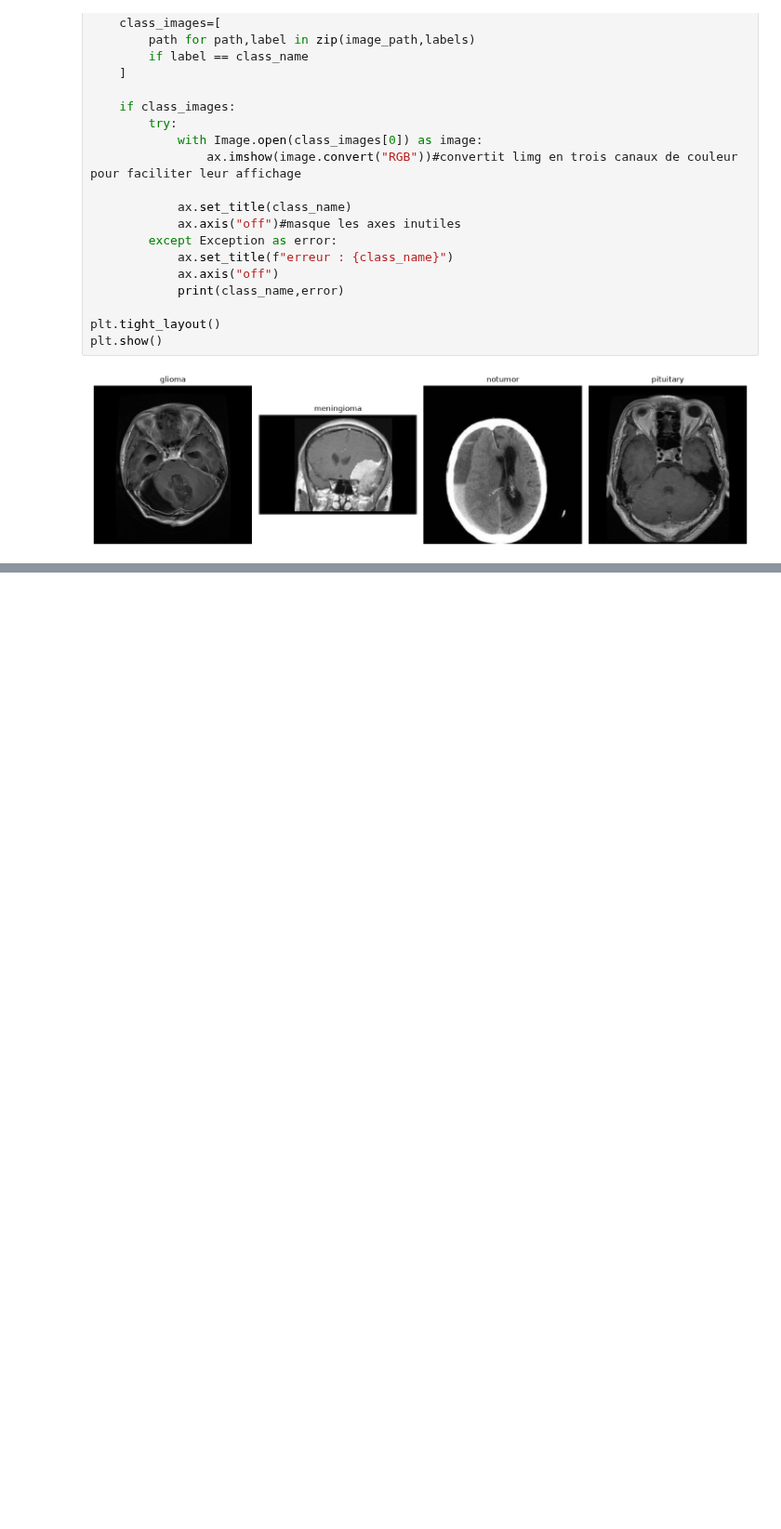
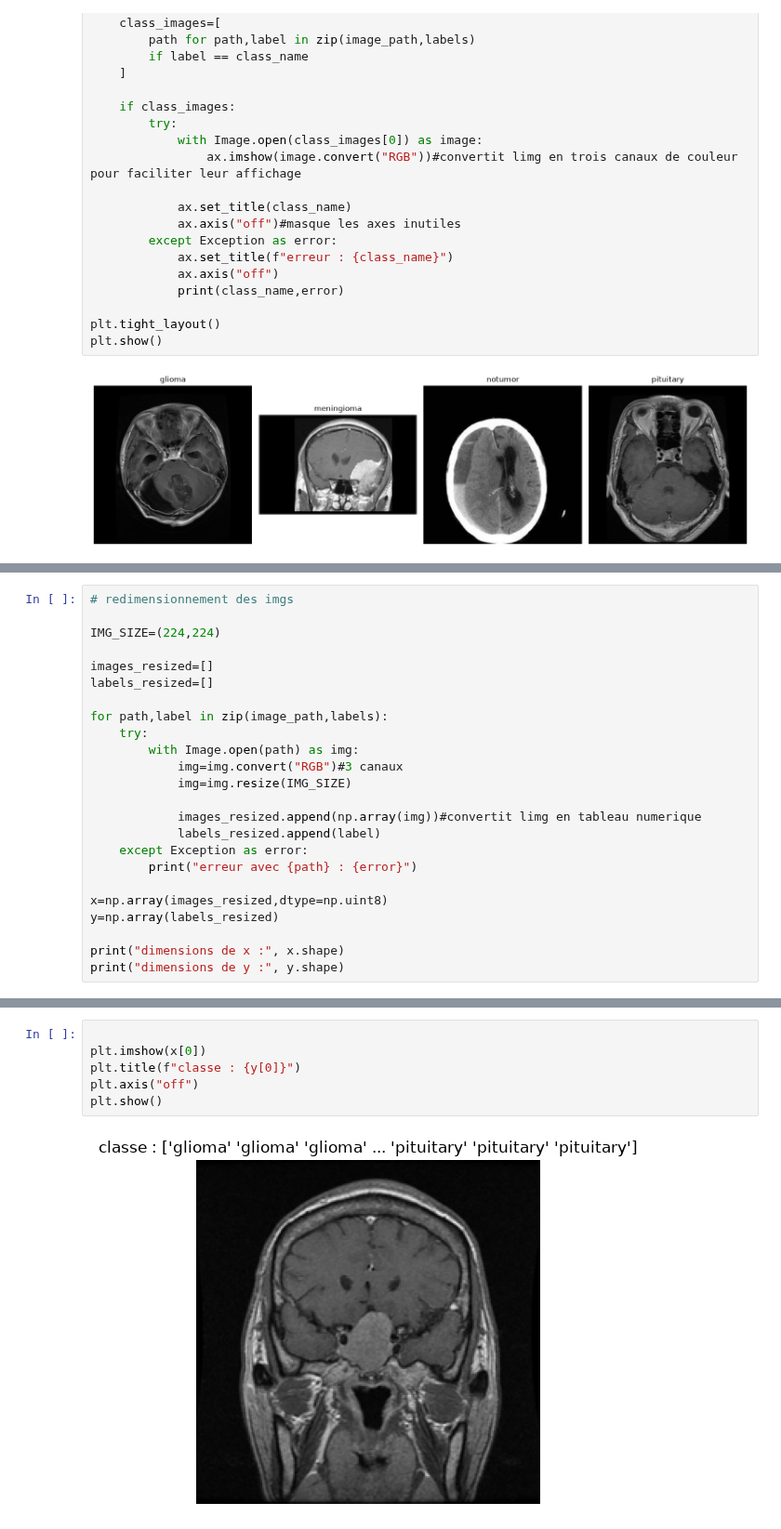
Before and after one commit to MariaE003/BrainScan, a Jupyter notebook: notebooks/01_data_exploration.ipynb, the cells around one changed output, grey strips where cells are left out. Shown at 93% size. Drawn from its saved outputs; the diff is of its cells as text; blank space fills up the shorter version.

Commit message:
nettoyer et preparer les images IRM pour le CNN

```diff
--- a/notebooks/01_data_exploration.ipynb
+++ b/notebooks/01_data_exploration.ipynb
@@ -144,0 +190,24 @@ plt.show()
+# %%
+# redimensionnement des imgs
+
+IMG_SIZE=(224,224)
+
+images_resized=[]
+labels_resized=[]
+
+for path,label in zip(image_path,labels):
+    try:
+        with Image.open(path) as img:
+            img=img.convert("RGB")#3 canaux
+            img=img.resize(IMG_SIZE)
+
+            images_resized.append(np.array(img))#convertit limg en tableau numerique
+            labels_resized.append(label)
+    except Exception as error:
+        print("erreur avec {path} : {error}")
+
+x=np.array(images_resized,dtype=np.uint8)
+y=np.array(labels_resized)
+
+print("dimensions de x :", x.shape)
+print("dimensions de y :", y.shape)
@@ -144,0 +228,8 @@ plt.show()
+# %%
+
+plt.imshow(x[0])
+plt.title(f"classe : {y[0]}")
+plt.axis("off")
+plt.show()
+# %% [output]
+[figure, added]
```
Also changed, not shown: parts of 4 cells of this notebook.
